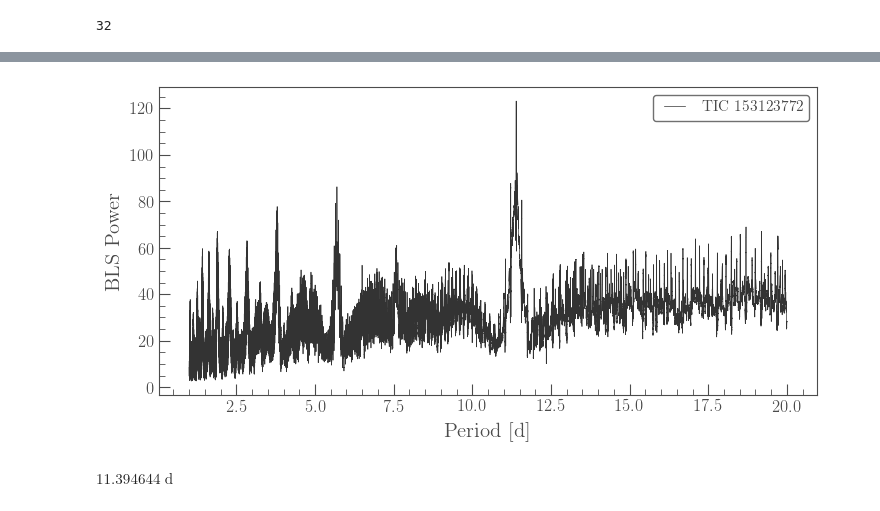
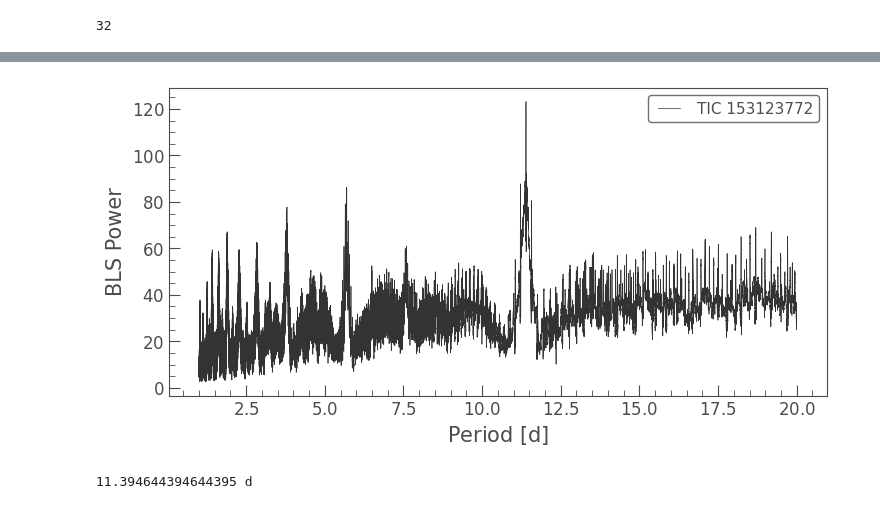
Before and after one commit to iamalisalehi/Self_Lensing, a Jupyter notebook: TIC1_TPF_Sector32.ipynb, the cells around one changed output, grey strips where cells are left out. Drawn from its saved outputs; the diff is of its cells as text; code cells hidden in the pictures.

```diff
--- a/TIC1_TPF_Sector32.ipynb
+++ b/TIC1_TPF_Sector32.ipynb
@@ -79,21 +82,21 @@ n_background_pixels
 # %%
 #tcc = tpf.to_lightcurve()##aperture_mask=target_mask,) ## convert to light curve
 
 #lk.search_targetpixelfile('TIC 153123772',mission="TESS").download_all(quality_bitmask=195, flux_column='sap_flux')
 period = np.linspace(1, 20, 1000000)
 #lcc = lk.search_lightcurve('TIC 153123772', mission="TESS").download_all().stitch()
 #pg = lcc[1:].to_periodogram(oversample_factor=1, maximum_period=100)
 #pg = lcc.to_periodogram(maximum_period=100)
 
-lc1=lk.search_lightcurve('TIC 153123772', mission='Tess',author="TESS-SPOC").download_all(flux_column='pdcsap_flux')
-lc =lc1.stitch()#.flatten(window_length=401)
-lc.flux=-lc.flux
-pg=lc.to_periodogram(method='bls',period=period, frequency_factor=500,objective='snr');
+lc1 = lk.search_lightcurve('TIC 153123772', mission='Tess', author="TESS-SPOC").download_all(flux_column='pdcsap_flux')
+lc = lc1.stitch() #.flatten(window_length=401)
+lc.flux = -lc.flux
+pg = lc.to_periodogram(method='bls', period=period, frequency_factor=500, objective='snr');
 plt.show(pg.plot());
-pg.period_at_max_power
+print(pg.period_at_max_power)
 # %% [output]
-[figure, old version]
+[figure, new version]
-$11.394644 \; \mathrm{d}$
+11.394644394644395 d
 # %%
 background_lc_per_pixel = tpf[ns].to_lightcurve(aperture_mask=background_mask) / n_background_pixels
 background_estimate_lc = background_lc_per_pixel * n_target_pixels
```
Also changed, not shown: parts of 10 cells of this notebook.
